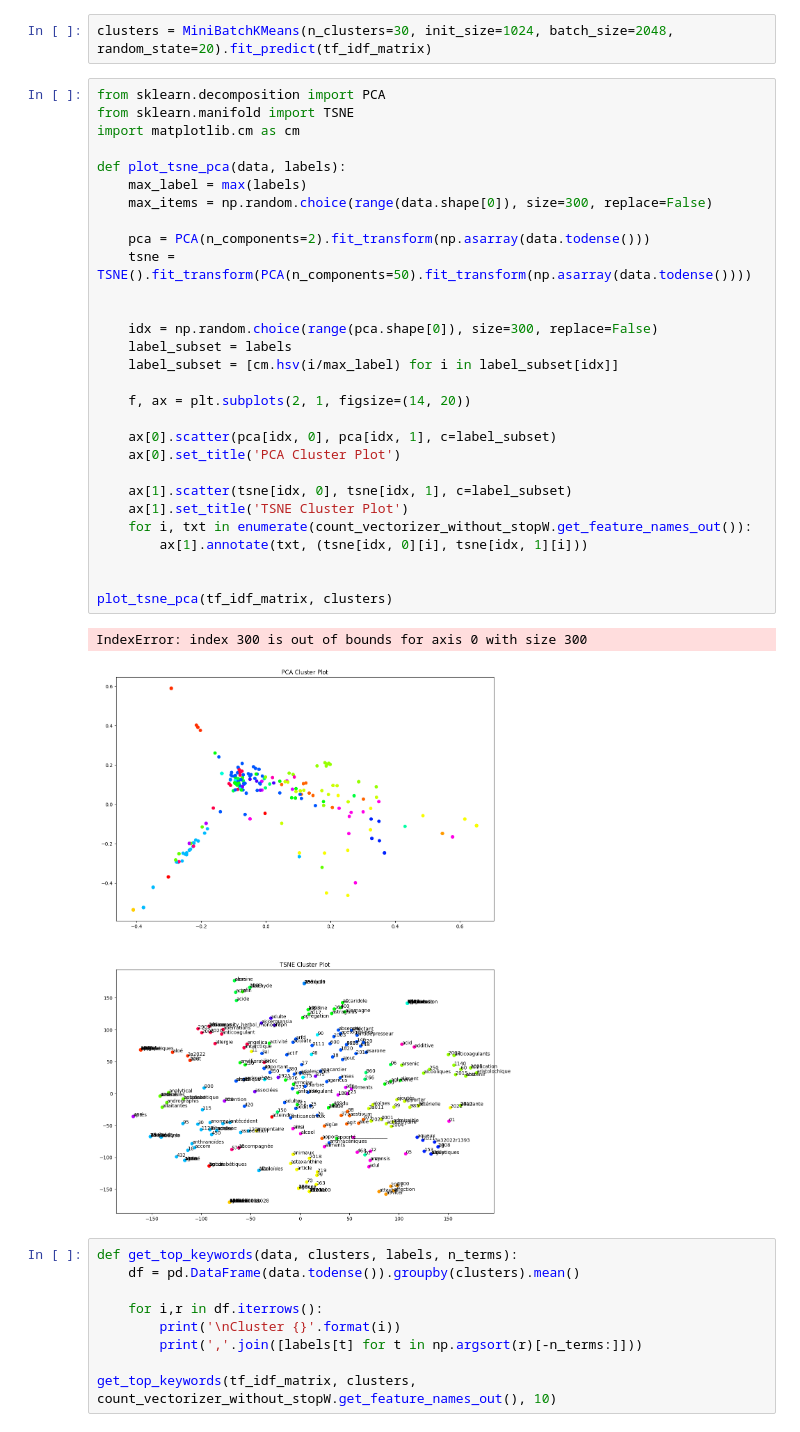
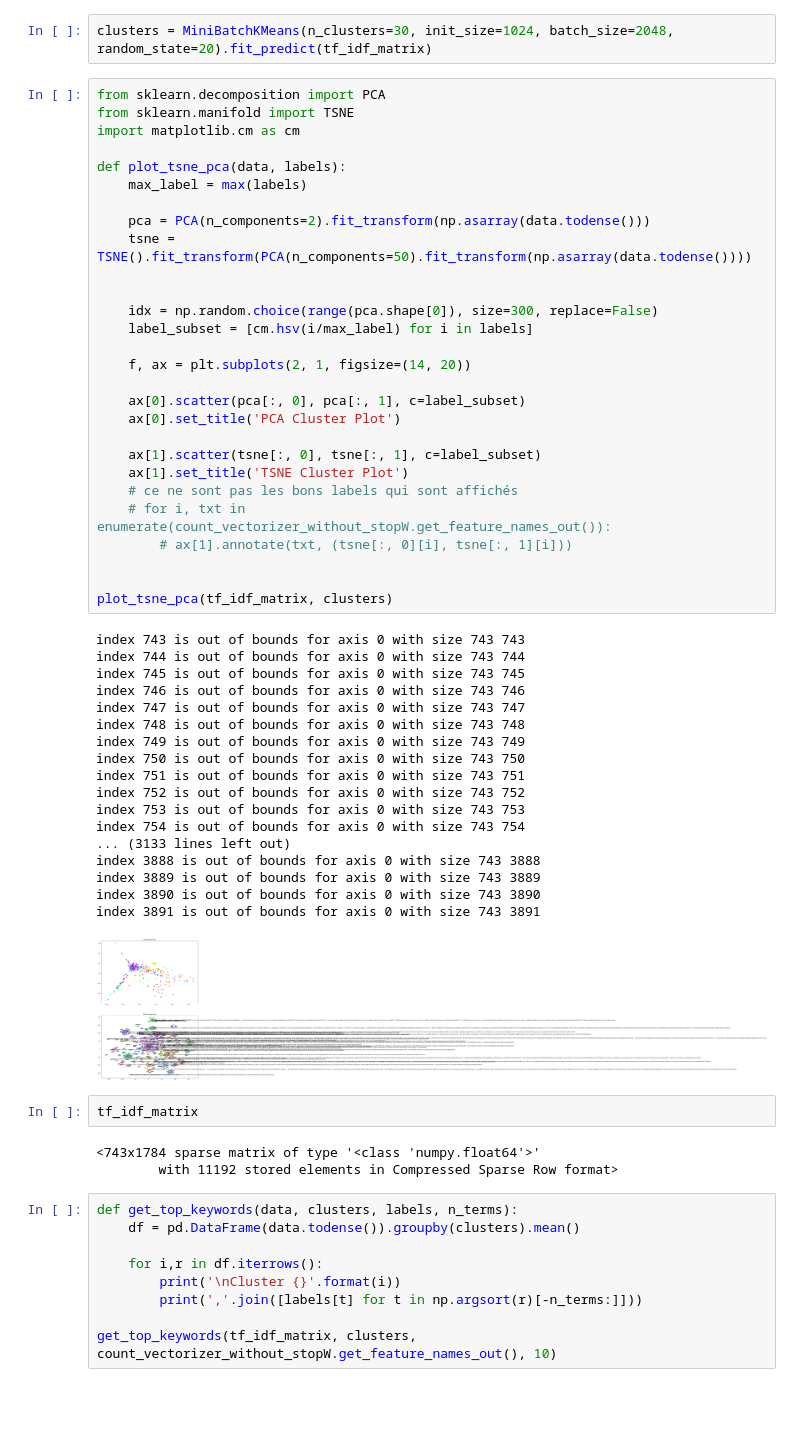
Before and after one commit to betagouv/complements-alimentaires, a Jupyter notebook: notebooks/siccrf_field_cleaning.ipynb, the cells around one changed output. Drawn from its saved outputs; the diff is of its cells as text; blank space fills up the shorter version.

```diff
--- a/notebooks/siccrf_field_cleaning.ipynb
+++ b/notebooks/siccrf_field_cleaning.ipynb
@@ -449,35 +418,55 @@ clusters = MiniBatchKMeans(n_clusters=30, init_size=1024, batch_size=2048, rando
 # %%
 from sklearn.decomposition import PCA
 from sklearn.manifold import TSNE
 import matplotlib.cm as cm
 
 def plot_tsne_pca(data, labels):
     max_label = max(labels)
-    max_items = np.random.choice(range(data.shape[0]), size=300, replace=False)
 
     pca = PCA(n_components=2).fit_transform(np.asarray(data.todense()))
     tsne = TSNE().fit_transform(PCA(n_components=50).fit_transform(np.asarray(data.todense())))
 
 
     idx = np.random.choice(range(pca.shape[0]), size=300, replace=False)
-    label_subset = labels
-    label_subset = [cm.hsv(i/max_label) for i in label_subset[idx]]
+    label_subset = [cm.hsv(i/max_label) for i in labels]
 
     f, ax = plt.subplots(2, 1, figsize=(14, 20))
 
-    ax[0].scatter(pca[idx, 0], pca[idx, 1], c=label_subset)
+    ax[0].scatter(pca[:, 0], pca[:, 1], c=label_subset)
     ax[0].set_title('PCA Cluster Plot')
 
-    ax[1].scatter(tsne[idx, 0], tsne[idx, 1], c=label_subset)
+    ax[1].scatter(tsne[:, 0], tsne[:, 1], c=label_subset)
     ax[1].set_title('TSNE Cluster Plot')
-    for i, txt in enumerate(count_vectorizer_without_stopW.get_feature_names_out()):
-        ax[1].annotate(txt, (tsne[idx, 0][i], tsne[idx, 1][i]))
+    # ce ne sont pas les bons labels qui sont affichés
+    # for i, txt in enumerate(count_vectorizer_without_stopW.get_feature_names_out()):
+        # ax[1].annotate(txt, (tsne[:, 0][i], tsne[:, 1][i]))
 
 
 plot_tsne_pca(tf_idf_matrix, clusters)
 # %% [output]
-IndexError: index 300 is out of bounds for axis 0 with size 300
+index 743 is out of bounds for axis 0 with size 743 743
+index 744 is out of bounds for axis 0 with size 743 744
+index 745 is out of bounds for axis 0 with size 743 745
+index 746 is out of bounds for axis 0 with size 743 746
+index 747 is out of bounds for axis 0 with size 743 747
+index 748 is out of bounds for axis 0 with size 743 748
+index 749 is out of bounds for axis 0 with size 743 749
+index 750 is out of bounds for axis 0 with size 743 750
+index 751 is out of bounds for axis 0 with size 743 751
+index 752 is out of bounds for axis 0 with size 743 752
+index 753 is out of bounds for axis 0 with size 743 753
+index 754 is out of bounds for axis 0 with size 743 754
+... (3133 lines left out)
+index 3888 is out of bounds for axis 0 with size 743 3888
+index 3889 is out of bounds for axis 0 with size 743 3889
+index 3890 is out of bounds for axis 0 with size 743 3890
+index 3891 is out of bounds for axis 0 with size 743 3891
-[figure, old version]
+[figure, new version]
+# %%
+tf_idf_matrix
+# %% [output]
+<743x1784 sparse matrix of type '<class 'numpy.float64'>'
+        with 11192 stored elements in Compressed Sparse Row format>
 # %%
 def get_top_keywords(data, clusters, labels, n_terms):
     df = pd.DataFrame(data.todense()).groupby(clusters).mean()
```
Also changed, not shown: parts of 10 cells of this notebook, 1 other file.
